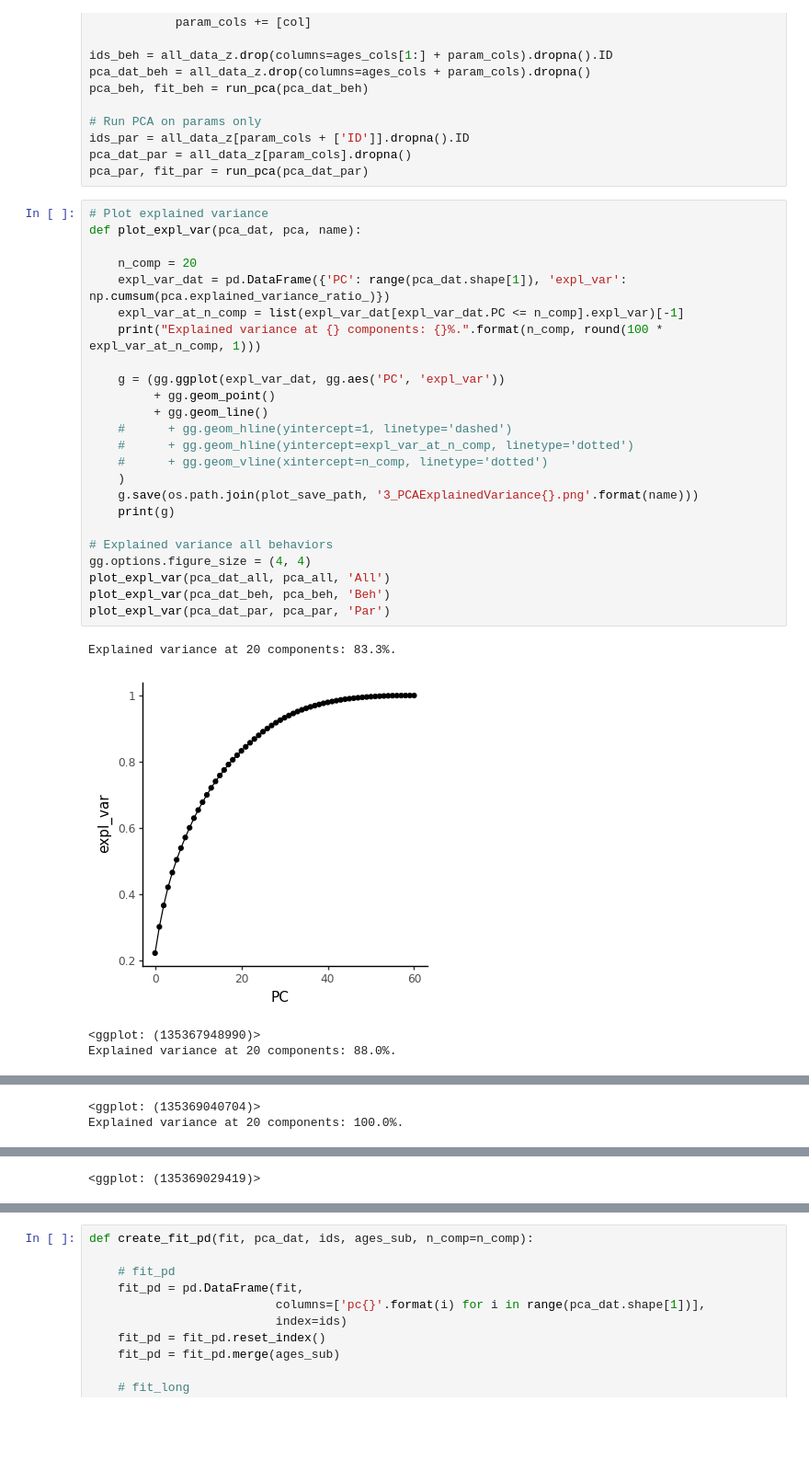
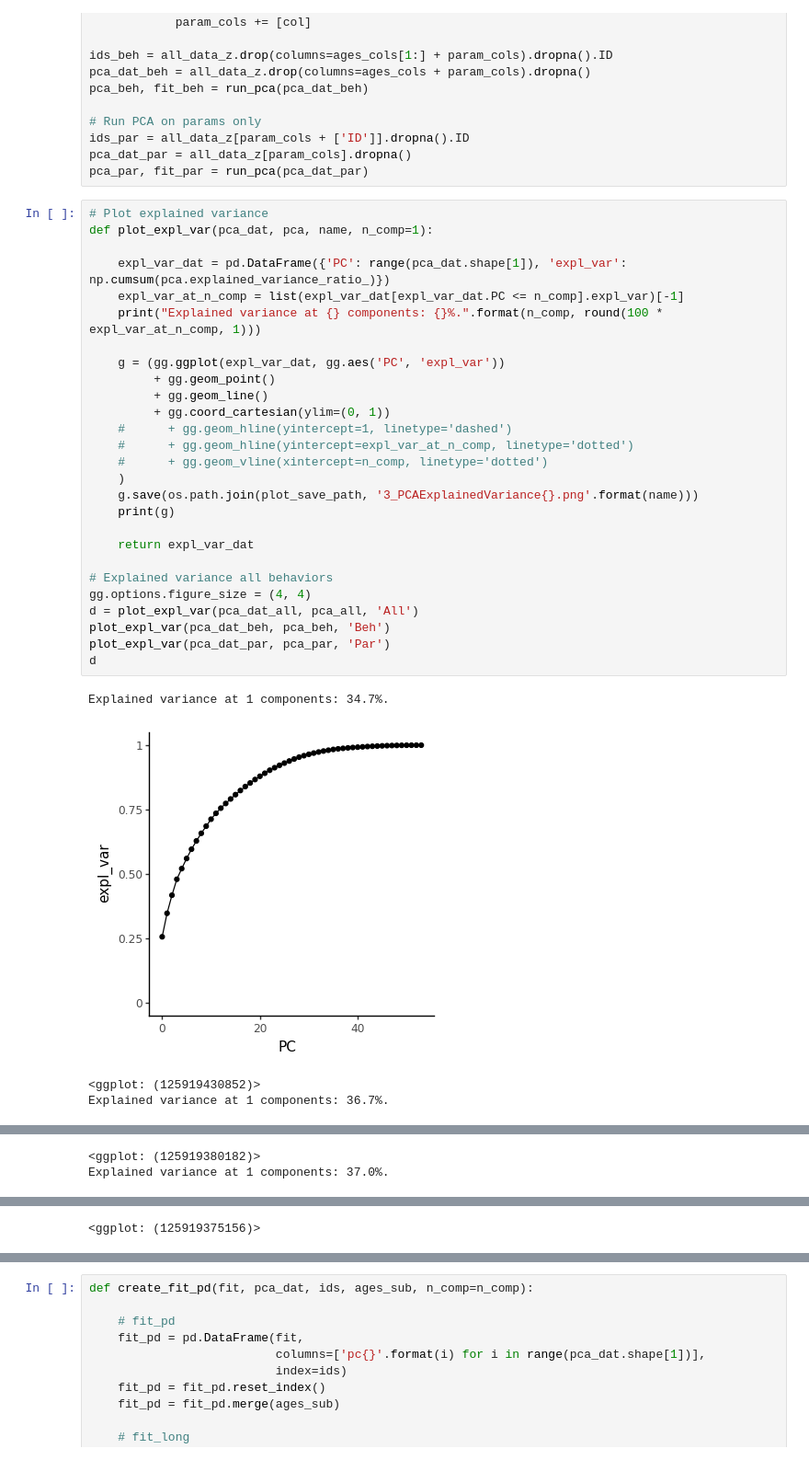
Before and after one commit to MariaEckstein/SLCN, a Jupyter notebook: models/MetaSLCN-06Plot3PCA.ipynb, the cells around one changed output, grey strips where cells are left out. Shown at 92% size. Saved outputs shown, nothing was run; the diff lists cells and outputs as text; blank space fills up the shorter version.

```diff
--- a/models/MetaSLCN-06Plot3PCA.ipynb
+++ b/models/MetaSLCN-06Plot3PCA.ipynb
@@ -79,30 +83,33 @@ pca_dat_par = all_data_z[param_cols].dropna()
 pca_par, fit_par = run_pca(pca_dat_par)
 # %%
 # Plot explained variance
-def plot_expl_var(pca_dat, pca, name):
+def plot_expl_var(pca_dat, pca, name, n_comp=1):
 
-    n_comp = 20
     expl_var_dat = pd.DataFrame({'PC': range(pca_dat.shape[1]), 'expl_var': np.cumsum(pca.explained_variance_ratio_)})
     expl_var_at_n_comp = list(expl_var_dat[expl_var_dat.PC <= n_comp].expl_var)[-1]
     print("Explained variance at {} components: {}%.".format(n_comp, round(100 * expl_var_at_n_comp, 1)))
 
     g = (gg.ggplot(expl_var_dat, gg.aes('PC', 'expl_var'))
          + gg.geom_point()
          + gg.geom_line()
+         + gg.coord_cartesian(ylim=(0, 1))
     #      + gg.geom_hline(yintercept=1, linetype='dashed')
     #      + gg.geom_hline(yintercept=expl_var_at_n_comp, linetype='dotted')
     #      + gg.geom_vline(xintercept=n_comp, linetype='dotted')
     )
     g.save(os.path.join(plot_save_path, '3_PCAExplainedVariance{}.png'.format(name)))
     print(g)
 
+    return expl_var_dat
+
 # Explained variance all behaviors
 gg.options.figure_size = (4, 4)
-plot_expl_var(pca_dat_all, pca_all, 'All')
+d = plot_expl_var(pca_dat_all, pca_all, 'All')
 plot_expl_var(pca_dat_beh, pca_beh, 'Beh')
 plot_expl_var(pca_dat_par, pca_par, 'Par')
+d
 # %% [output]
-Explained variance at 20 components: 83.3%.
+Explained variance at 1 components: 34.7%.
-[figure, old version]
+[figure, new version]
-<ggplot: (135367948990)>
-Explained variance at 20 components: 88.0%.
+<ggplot: (125919430852)>
+Explained variance at 1 components: 36.7%.
@@ -110,2 +117,2 @@ Explained variance at 20 components: 88.0%.
-<ggplot: (135369040704)>
-Explained variance at 20 components: 100.0%.
+<ggplot: (125919380182)>
+Explained variance at 1 components: 37.0%.
@@ -113 +120 @@ Explained variance at 20 components: 100.0%.
-<ggplot: (135369029419)>
+<ggplot: (125919375156)>
```
Also changed, not shown: parts of 24 cells of this notebook, 7 other files.
